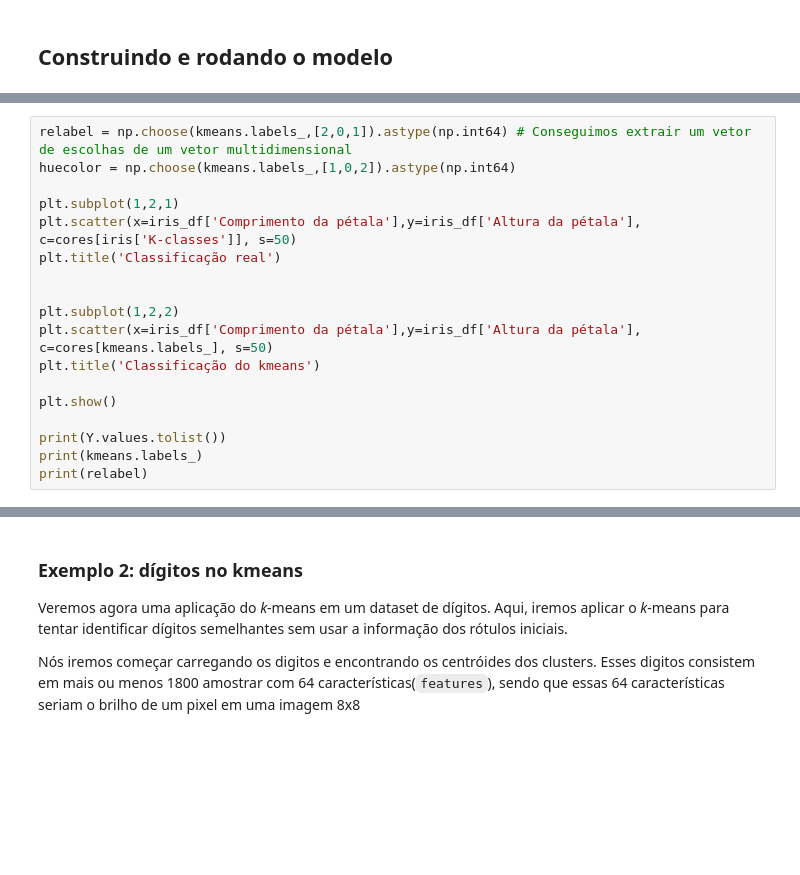
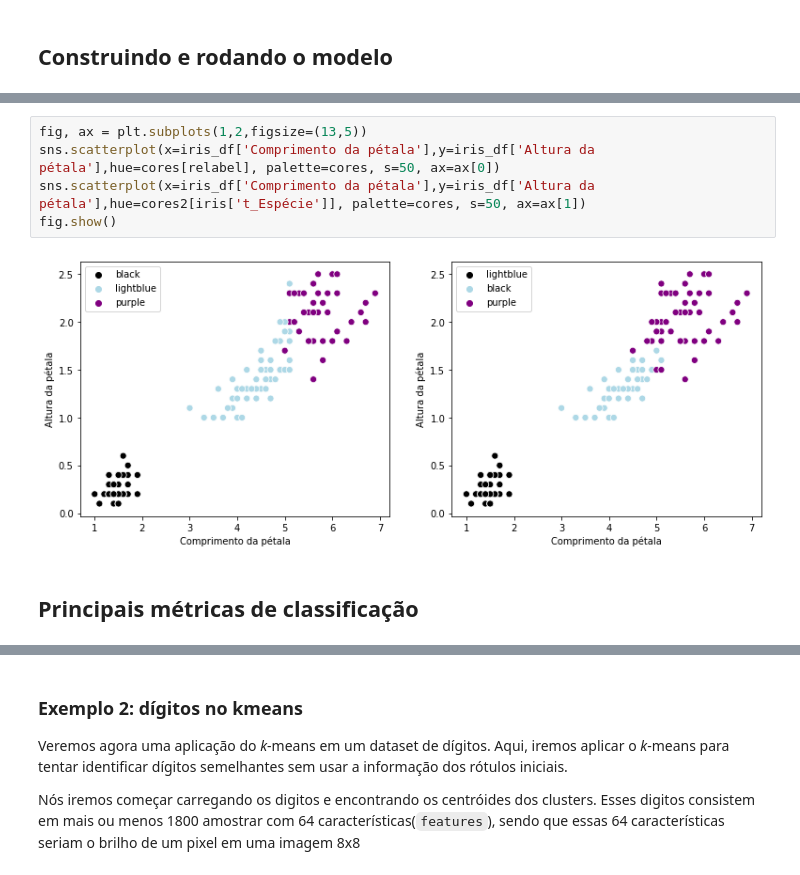
Before and after one commit to LeonardoFerrari/Python_games, a Jupyter notebook: _k_means_.ipynb, the cells around one changed output, grey strips where cells are left out. Cells and saved outputs as stored; diff of their text form; blank space fills up the shorter version.

```diff
--- a/_k_means_.ipynb
+++ b/_k_means_.ipynb
@@ -132,19 +114,10 @@ plt.show()
-# %%
-relabel = np.choose(kmeans.labels_,[2,0,1]).astype(np.int64) # Conseguimos extrair um vetor de escolhas de um vetor multidimensional
-huecolor = np.choose(kmeans.labels_,[1,0,2]).astype(np.int64)
-
-plt.subplot(1,2,1)
-plt.scatter(x=iris_df['Comprimento da pétala'],y=iris_df['Altura da pétala'], c=cores[iris['K-classes']], s=50)
-plt.title('Classificação real')
-
-
-plt.subplot(1,2,2)
-plt.scatter(x=iris_df['Comprimento da pétala'],y=iris_df['Altura da pétala'], c=cores[kmeans.labels_], s=50)
-plt.title('Classificação do kmeans')
-
-plt.show()
-
-print(Y.values.tolist())
-print(kmeans.labels_)
-print(relabel)
+# %%
+fig, ax = plt.subplots(1,2,figsize=(13,5))
+sns.scatterplot(x=iris_df['Comprimento da pétala'],y=iris_df['Altura da pétala'],hue=cores[relabel], palette=cores, s=50, ax=ax[0])
+sns.scatterplot(x=iris_df['Comprimento da pétala'],y=iris_df['Altura da pétala'],hue=cores2[iris['t_Espécie']], palette=cores, s=50, ax=ax[1])
+fig.show()
+# %% [output]
+[figure, added]
+# %% [markdown]
+## Principais métricas de classificação
 # %%
```
Also changed, not shown: parts of 23 cells of this notebook.
